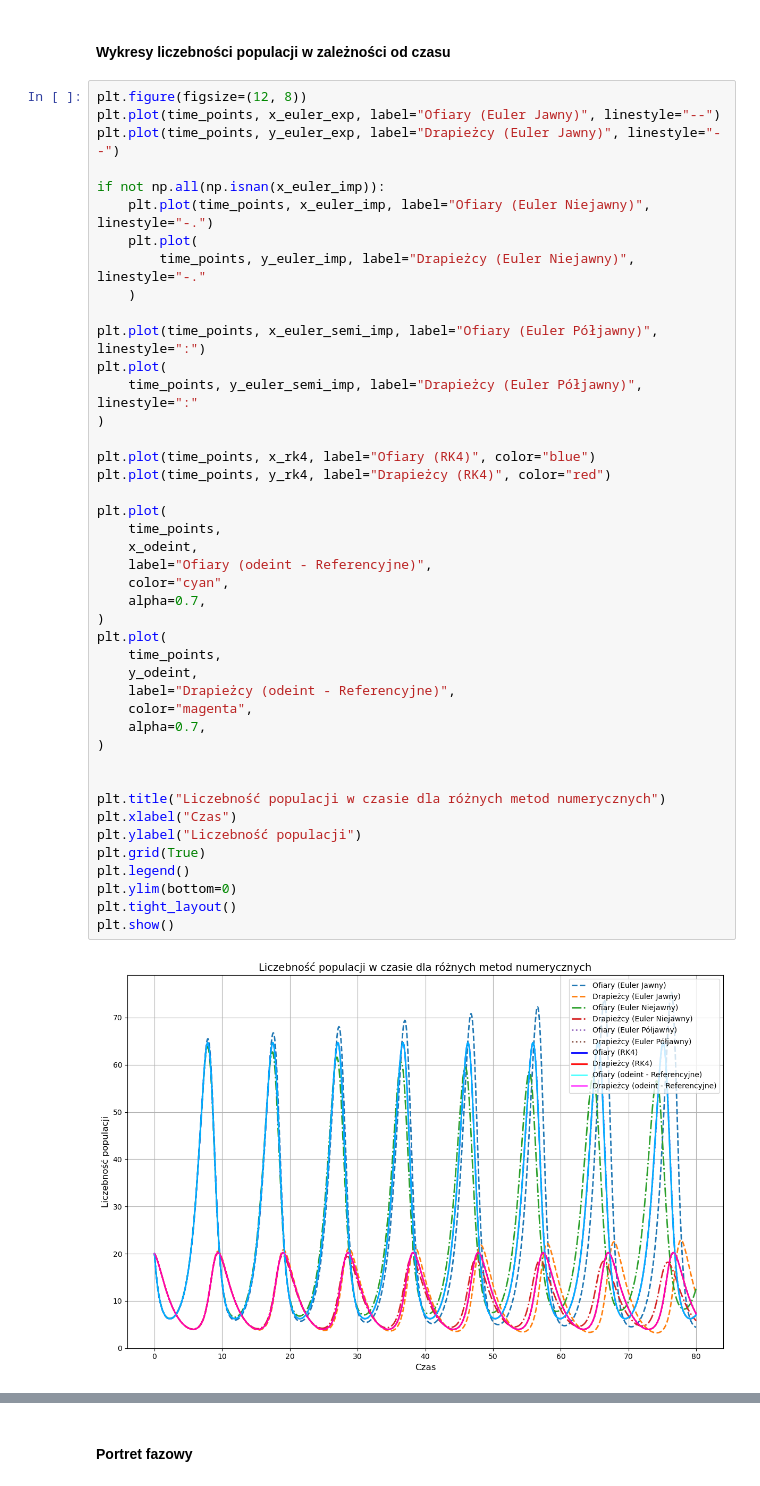
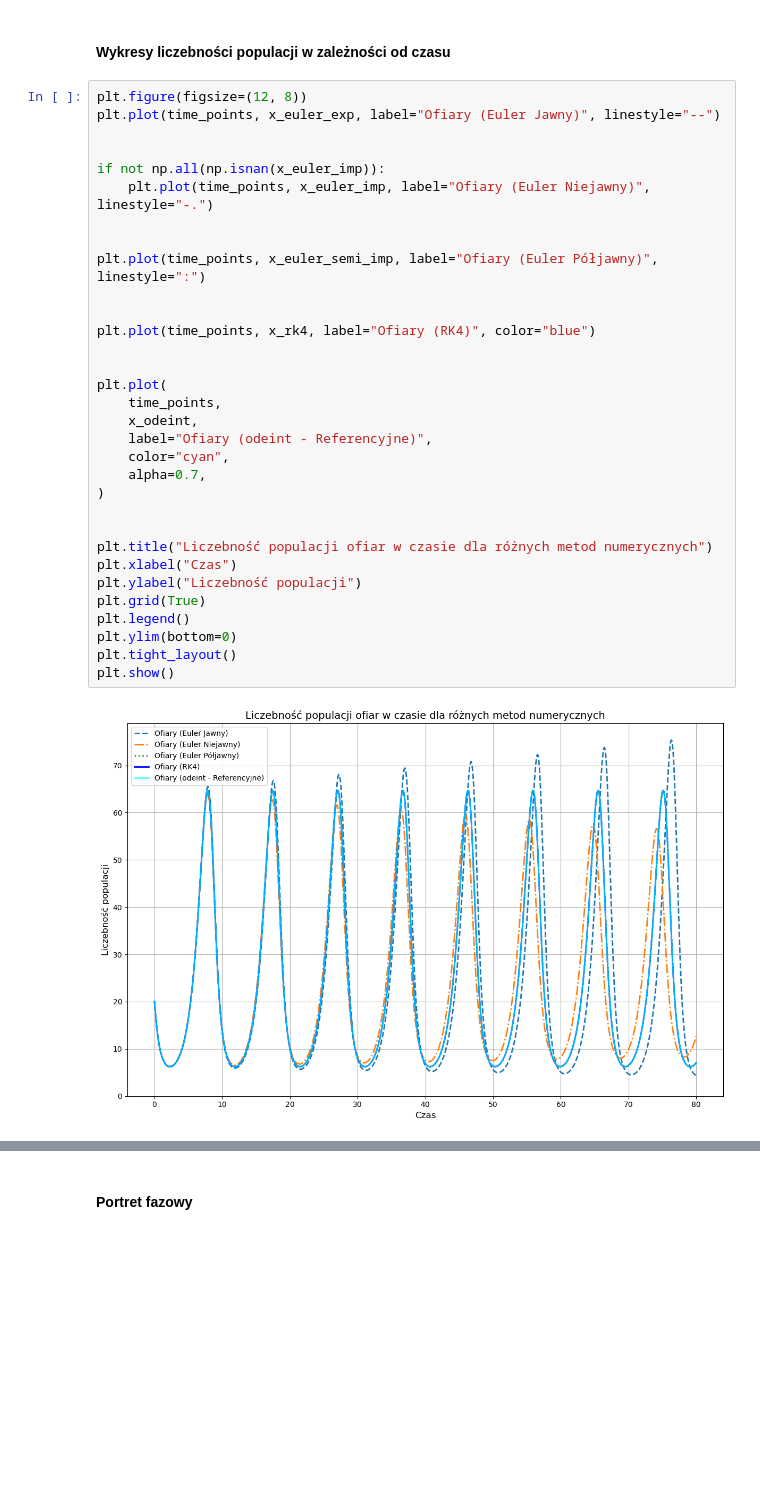
Before and after one commit to depebul/MOWNIT, a Jupyter notebook: lab10/mownit_lab10.ipynb, the cells around one changed output, grey strips where cells are left out. Saved outputs shown, nothing was run; the diff lists cells and outputs as text; blank space fills up the shorter version.

```diff
--- a/lab10/mownit_lab10.ipynb
+++ b/lab10/mownit_lab10.ipynb
@@ -192,45 +192,34 @@ x_odeint, y_odeint = solution_odeint[:, 0], solution_odeint[:, 1]
 # %%
 plt.figure(figsize=(12, 8))
 plt.plot(time_points, x_euler_exp, label="Ofiary (Euler Jawny)", linestyle="--")
-plt.plot(time_points, y_euler_exp, label="Drapieżcy (Euler Jawny)", linestyle="--")
+
 
 if not np.all(np.isnan(x_euler_imp)):
     plt.plot(time_points, x_euler_imp, label="Ofiary (Euler Niejawny)", linestyle="-.")
-    plt.plot(
-        time_points, y_euler_imp, label="Drapieżcy (Euler Niejawny)", linestyle="-."
-    )
+
 
 plt.plot(time_points, x_euler_semi_imp, label="Ofiary (Euler Półjawny)", linestyle=":")
-plt.plot(
-    time_points, y_euler_semi_imp, label="Drapieżcy (Euler Półjawny)", linestyle=":"
-)
+
 
 plt.plot(time_points, x_rk4, label="Ofiary (RK4)", color="blue")
-plt.plot(time_points, y_rk4, label="Drapieżcy (RK4)", color="red")
+
 
 plt.plot(
     time_points,
     x_odeint,
     label="Ofiary (odeint - Referencyjne)",
     color="cyan",
     alpha=0.7,
 )
-plt.plot(
-    time_points,
-    y_odeint,
-    label="Drapieżcy (odeint - Referencyjne)",
-    color="magenta",
-    alpha=0.7,
-)
 
 
-plt.title("Liczebność populacji w czasie dla różnych metod numerycznych")
+plt.title("Liczebność populacji ofiar w czasie dla różnych metod numerycznych")
 plt.xlabel("Czas")
 plt.ylabel("Liczebność populacji")
 plt.grid(True)
 plt.legend()
 plt.ylim(bottom=0)
 plt.tight_layout()
 plt.show()
 # %% [output]
-[figure, old version]
+[figure, new version]
```
Also changed, not shown: parts of 5 cells of this notebook, 8 other files.
